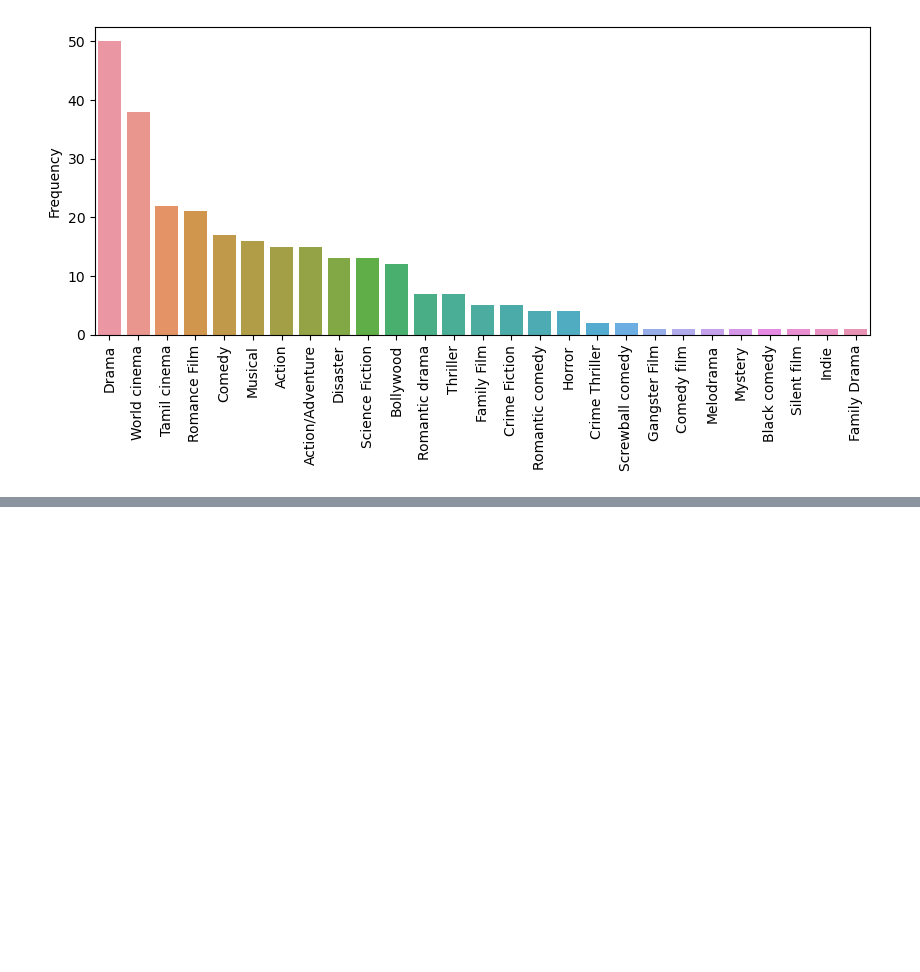
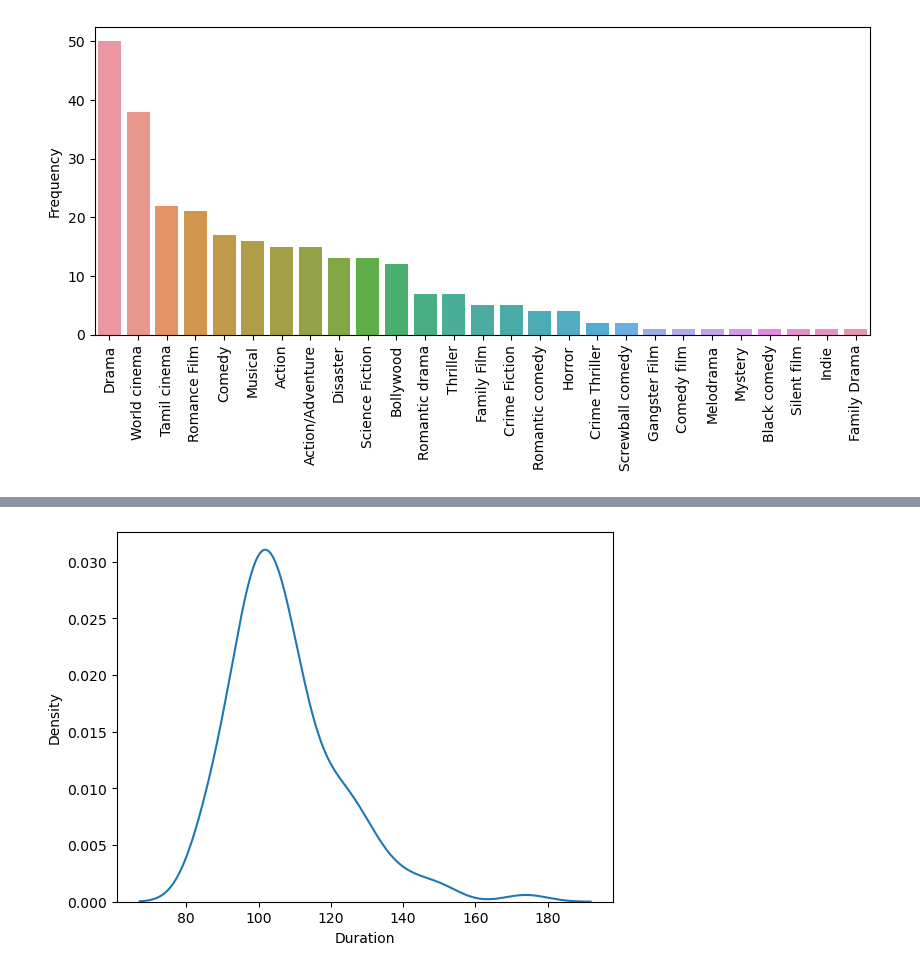
Before and after one commit to epfl-ada/ada-2023-project-advanceddataarsonists, a Jupyter notebook: initial_analyses.ipynb, the cells around one changed output, grey strips where cells are left out. Drawn from its saved outputs; the diff is of its cells as text; code cells hidden in the pictures; blank space fills up the shorter version.

```diff
--- a/initial_analyses.ipynb
+++ b/initial_analyses.ipynb
@@ -559,0 +593,7 @@ plt.show()
+# %%
+sns.kdeplot(runtime_per_actor["runtimeMinutes"].iloc[1])
+plt.ylabel("Density")
+plt.xlabel("Duration")
+plt.show()
+# %% [output]
+[figure, added]
```
Also changed, not shown: parts of 10 cells of this notebook.
